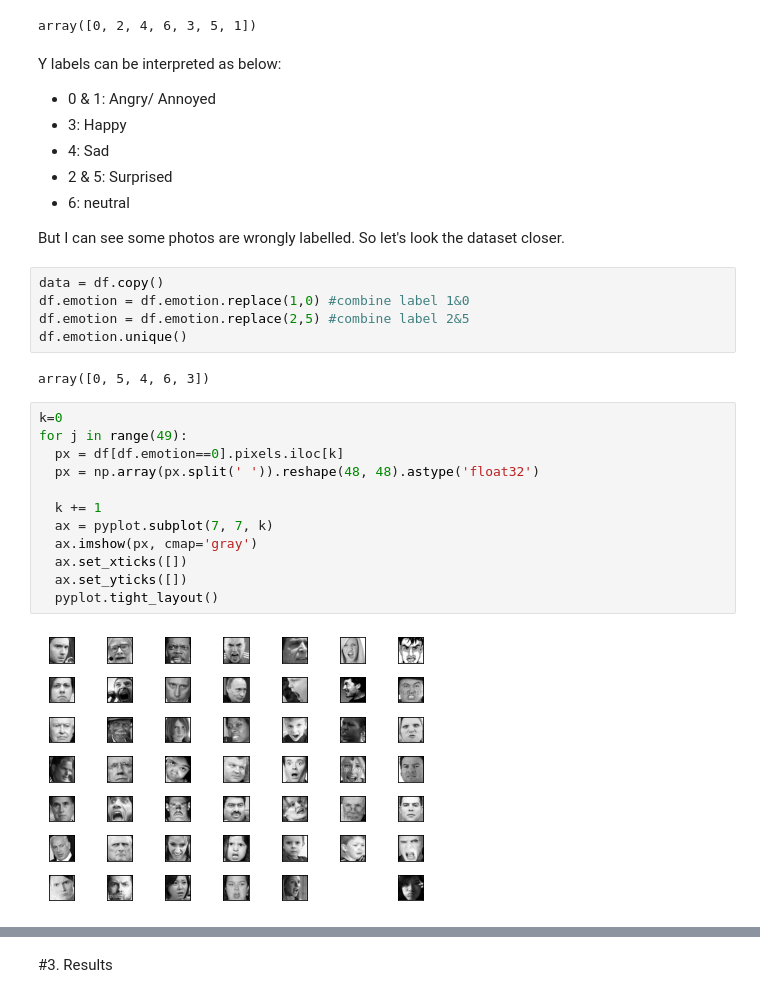
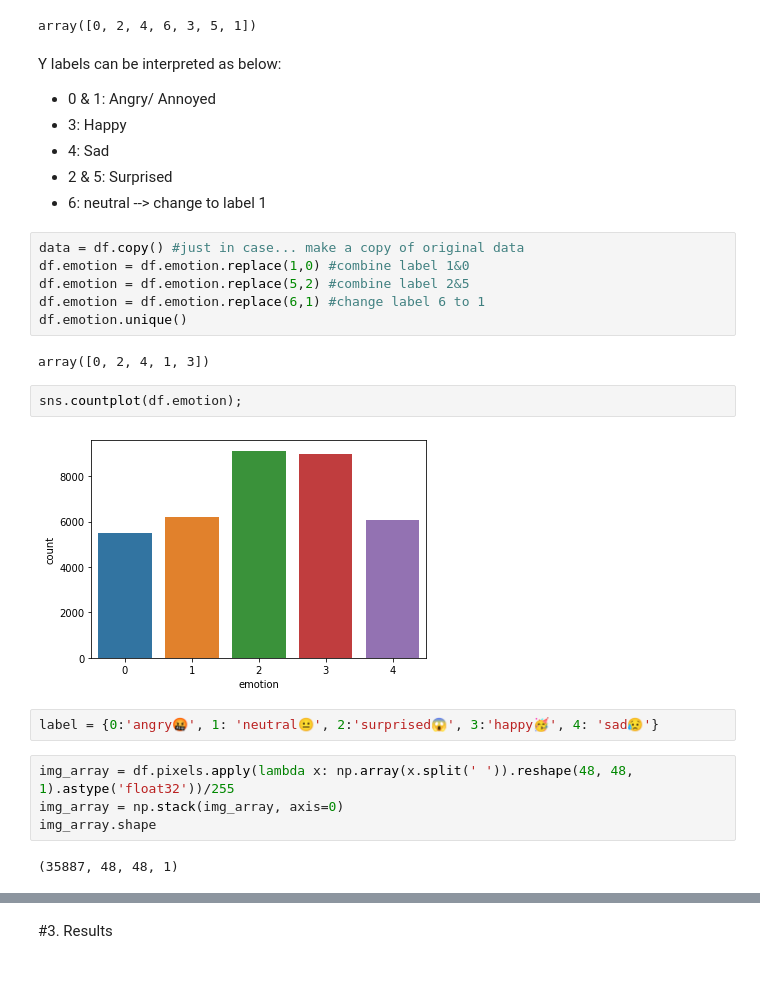
Before and after one commit to Gyeong-Hyeon/AI_Project, a Jupyter notebook: Section4/Facial_emotion_recognition.ipynb, the cells around one changed output, grey strips where cells are left out. Saved outputs shown, nothing was run; the diff lists cells and outputs as text.

```diff
--- a/Section4/Facial_emotion_recognition.ipynb
+++ b/Section4/Facial_emotion_recognition.ipynb
@@ -104,27 +117,24 @@ Y labels can be interpreted as below:
 *   3: Happy
 *   4: Sad
 *   2 & 5: Surprised
-*   6: neutral
-
-But I can see some photos are wrongly labelled. So let's look the dataset closer.
+*   6: neutral --> change to label 1
 # %%
-data = df.copy()
+data = df.copy() #just in case... make a copy of original data
 df.emotion = df.emotion.replace(1,0) #combine label 1&0
-df.emotion = df.emotion.replace(2,5) #combine label 2&5
+df.emotion = df.emotion.replace(5,2) #combine label 2&5
+df.emotion = df.emotion.replace(6,1) #change label 6 to 1
 df.emotion.unique()
 # %% [output]
-array([0, 5, 4, 6, 3])
+array([0, 2, 4, 1, 3])
-# %%
-k=0
-for j in range(49):
-  px = df[df.emotion==0].pixels.iloc[k]
-  px = np.array(px.split(' ')).reshape(48, 48).astype('float32')
-
-  k += 1
-  ax = pyplot.subplot(7, 7, k)
-  ax.imshow(px, cmap='gray')
-  ax.set_xticks([])
-  ax.set_yticks([])
-  pyplot.tight_layout()
-# %% [output]
-[figure, removed]
+# %%
+sns.countplot(df.emotion);
+# %% [output]
+[figure, added]
+# %%
+label = {0:'angry🤬', 1: 'neutral😐', 2:'surprised😱', 3:'happy🥳', 4: 'sad😥'}
+# %%
+img_array = df.pixels.apply(lambda x: np.array(x.split(' ')).reshape(48, 48, 1).astype('float32'))/255
+img_array = np.stack(img_array, axis=0)
+img_array.shape
+# %% [output]
+(35887, 48, 48, 1)
```
Also changed, not shown: parts of 74 cells of this notebook.
